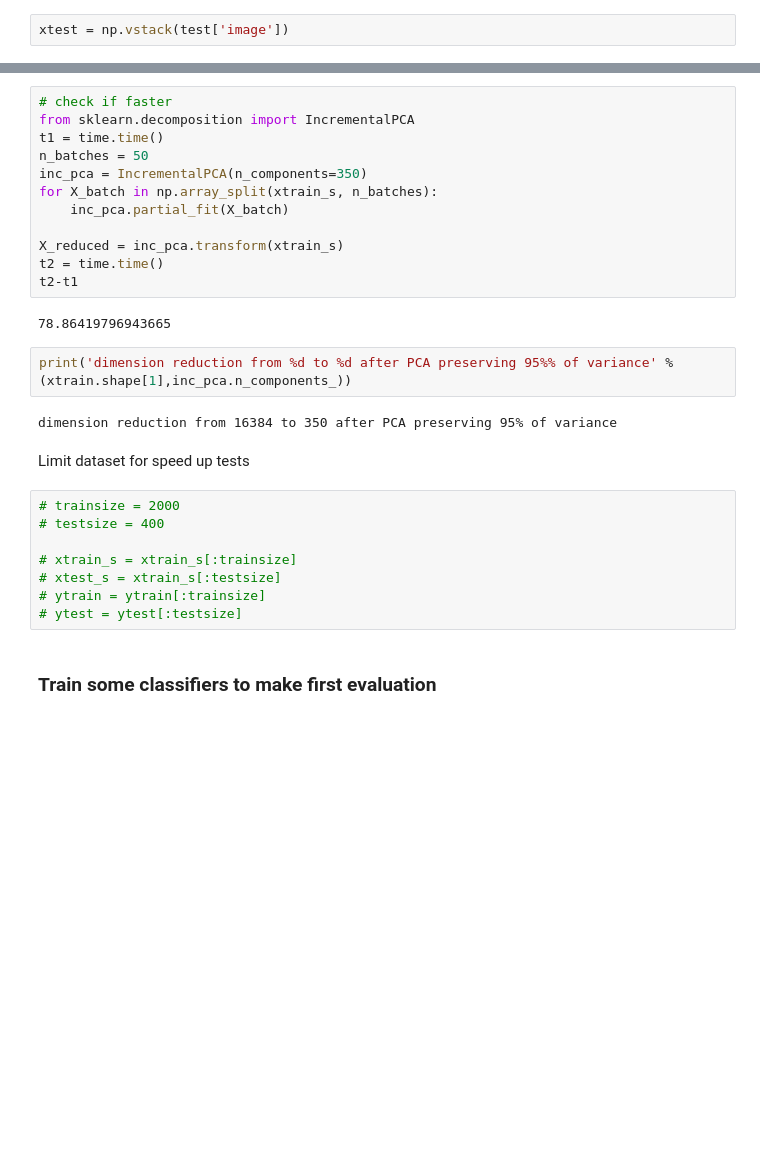
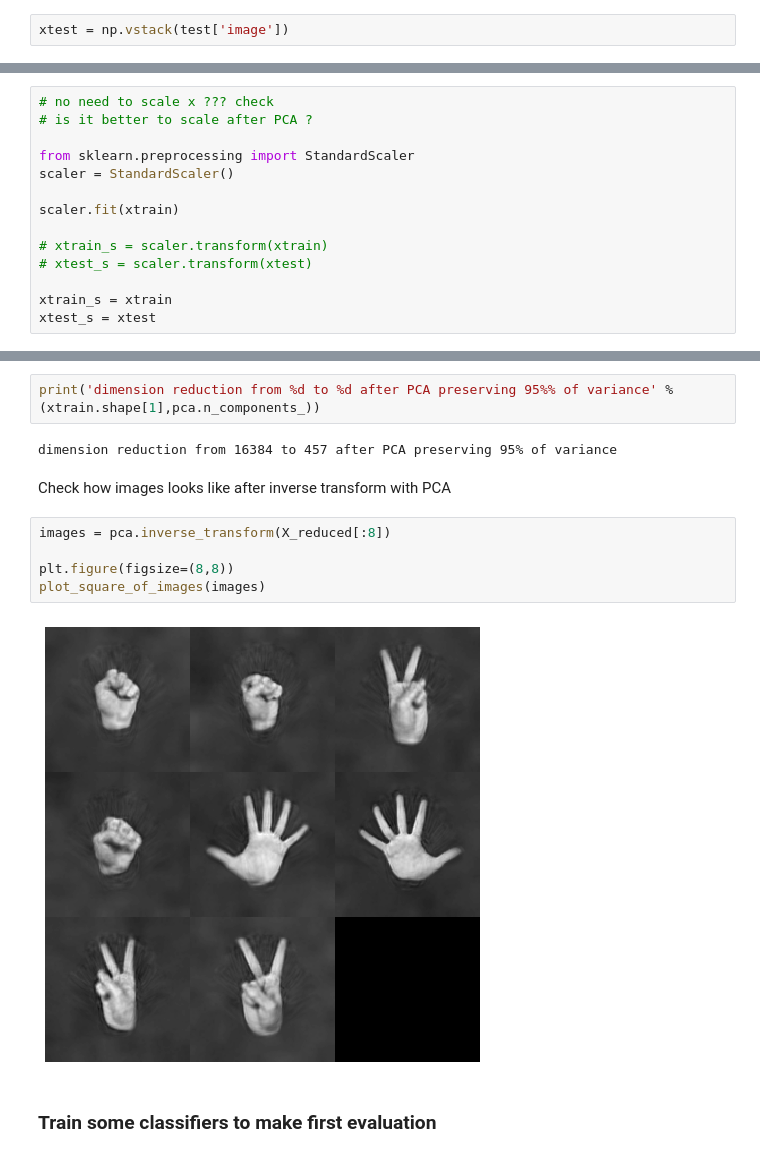
Before and after one commit to rezar12/DataScience_and_ANN, a Jupyter notebook: finger_reko/finger_recognition.ipynb, the cells around one changed output, grey strips where cells are left out. Drawn from its saved outputs; the diff is of its cells as text; blank space fills up the shorter version.

```diff
--- a/finger_reko/finger_recognition.ipynb
+++ b/finger_reko/finger_recognition.ipynb
@@ -158 +154,15 @@ xtest_s = xtest
+# %%
+# no need to scale x ??? check
+# is it better to scale after PCA ?
+
+from sklearn.preprocessing import StandardScaler
+scaler = StandardScaler()
+
+scaler.fit(xtrain)
+
+# xtrain_s = scaler.transform(xtrain)
+# xtest_s = scaler.transform(xtest)
+
+xtrain_s = xtrain
+xtest_s = xtest
 # %% [markdown]
@@ -170,31 +183,16 @@ t2-t1
-# %%
-# check if faster
-from sklearn.decomposition import IncrementalPCA
-t1 = time.time()
-n_batches = 50
-inc_pca = IncrementalPCA(n_components=350)
-for X_batch in np.array_split(xtrain_s, n_batches):
-    inc_pca.partial_fit(X_batch)
-
-X_reduced = inc_pca.transform(xtrain_s)
-t2 = time.time()
-t2-t1
-# %% [output]
-78.86419796943665
 # %%
-print('dimension reduction from %d to %d after PCA preserving 95%% of variance' % (xtrain.shape[1],inc_pca.n_components_))
+print('dimension reduction from %d to %d after PCA preserving 95%% of variance' % (xtrain.shape[1],pca.n_components_))
 # %% [output]
-dimension reduction from 16384 to 350 after PCA preserving 95% of variance
+dimension reduction from 16384 to 457 after PCA preserving 95% of variance
-# %% [markdown]
-Limit dataset for speed up tests
-# %%
-# trainsize = 2000
-# testsize = 400
-
-# xtrain_s = xtrain_s[:trainsize]
-# xtest_s = xtrain_s[:testsize]
-# ytrain = ytrain[:trainsize]
-# ytest = ytest[:testsize]
+# %% [markdown]
+Check how images looks like after inverse transform with PCA
+# %%
+images = pca.inverse_transform(X_reduced[:8])
+
+plt.figure(figsize=(8,8))
+plot_square_of_images(images)
+# %% [output]
+[figure, added]
 # %% [markdown]
 ### Train some classifiers to make first evaluation
 # %%
```
Also changed, not shown: parts of 31 cells of this notebook.
